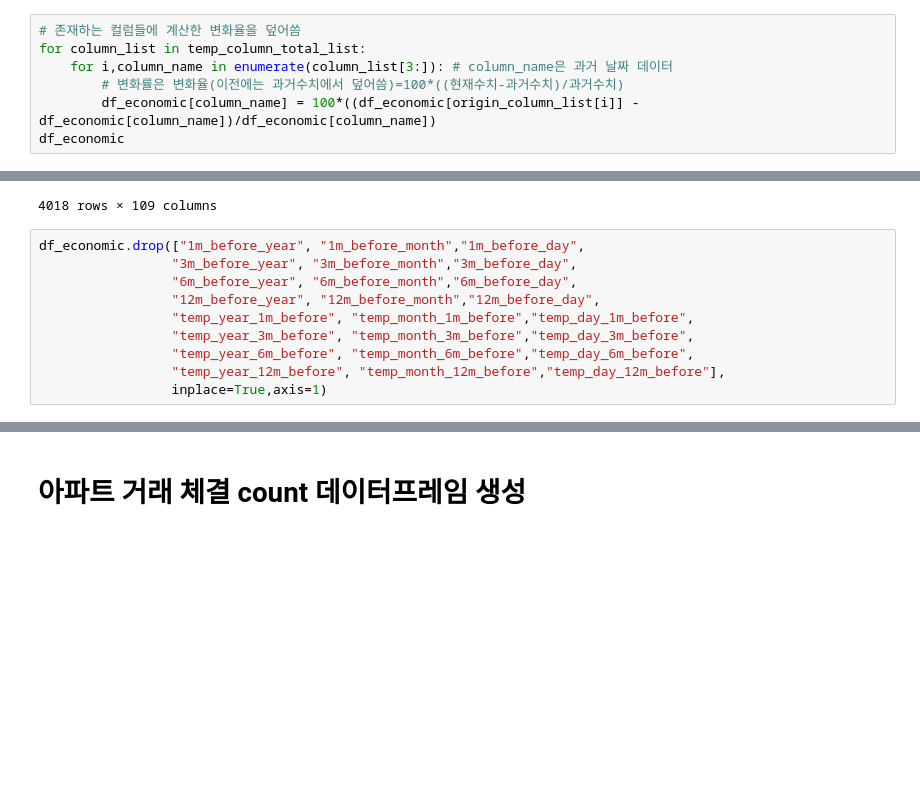
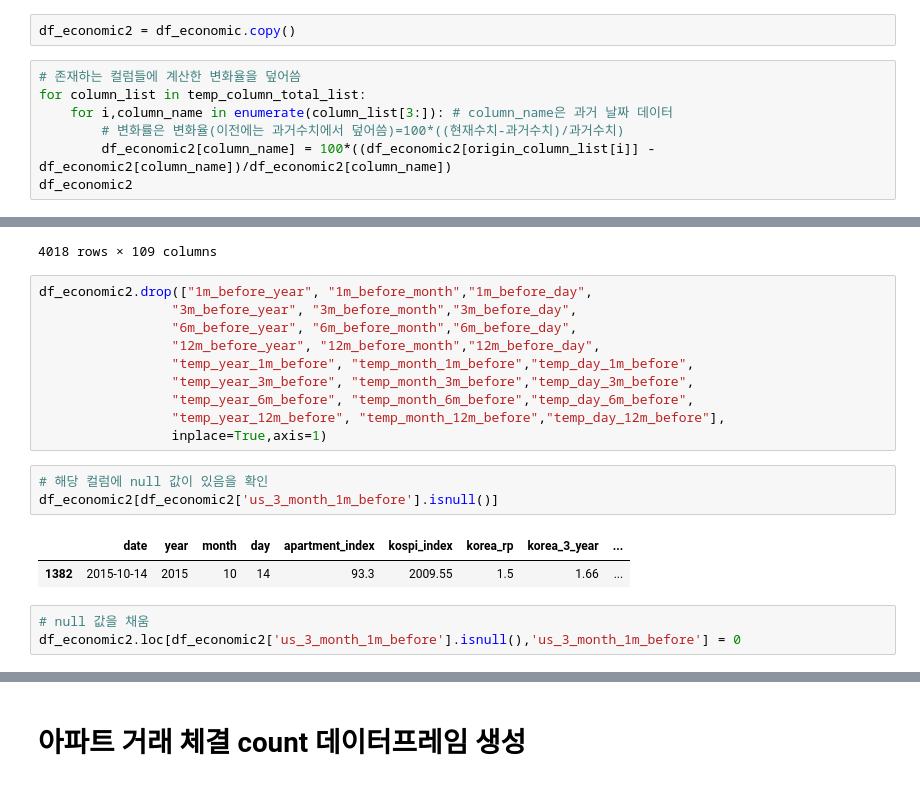
Before and after one commit to Ryong1998/house_price, a Jupyter notebook: handling_final_data2.ipynb, the cells around one changed output, grey strips where cells are left out. Cells and saved outputs as stored; diff of their text form; blank space fills up the shorter version.

Commit message:
df_economic2.pkl 에 null 값이 있음을 확인 결측치 수정

```diff
--- a/handling_final_data2.ipynb
+++ b/handling_final_data2.ipynb
@@ -188,10 +208,12 @@ df_economic
+# %%
+df_economic2 = df_economic.copy()
 # %%
 # 존재하는 컬럼들에 계산한 변화율을 덮어씀
 for column_list in temp_column_total_list:
     for i,column_name in enumerate(column_list[3:]): # column_name은 과거 날짜 데이터
         # 변화률은 변화율(이전에는 과거수치에서 덮어씀)=100*((현재수치-과거수치)/과거수치)
-        df_economic[column_name] = 100*((df_economic[origin_column_list[i]] - df_economic[column_name])/df_economic[column_name])
-df_economic
+        df_economic2[column_name] = 100*((df_economic2[origin_column_list[i]] - df_economic2[column_name])/df_economic2[column_name])
+df_economic2
 # %% [output]
 |  | date | year | month | day | apartment_index | kospi_index | korea_rp | korea_3_year | ... |
 | 0 | 2012-01-01 | 2012 | 1 | 1 | 86.8 | 1825.74 | 3.25 | 3.320 | ... |
@@ -207,7 +229,7 @@ df_economic
 | 4017 | 2022-12-31 | 2022 | 12 | 31 | 104.4 | 2236.40 | 3.25 | 3.725 | ... |
 4018 rows × 109 columns
 # %%
-df_economic.drop(["1m_before_year", "1m_before_month","1m_before_day",
+df_economic2.drop(["1m_before_year", "1m_before_month","1m_before_day",
                  "3m_before_year", "3m_before_month","3m_before_day",
                  "6m_before_year", "6m_before_month","6m_before_day",
                  "12m_before_year", "12m_before_month","12m_before_day",
@@ -216,4 +238,13 @@ df_economic.drop(["1m_before_year", "1m_before_month","1m_before_day",
                  "temp_year_6m_before", "temp_month_6m_before","temp_day_6m_before",
                  "temp_year_12m_before", "temp_month_12m_before","temp_day_12m_before"],
                  inplace=True,axis=1)
+# %%
+# 해당 컬럼에 null 값이 있음을 확인
+df_economic2[df_economic2['us_3_month_1m_before'].isnull()]
+# %% [output]
+|  | date | year | month | day | apartment_index | kospi_index | korea_rp | korea_3_year | ... |
+| 1382 | 2015-10-14 | 2015 | 10 | 14 | 93.3 | 2009.55 | 1.5 | 1.66 | ... |
+# %%
+# null 값을 채움
+df_economic2.loc[df_economic2['us_3_month_1m_before'].isnull(),'us_3_month_1m_before'] = 0
 # %%
```
Also changed, not shown: parts of 9 cells of this notebook.
